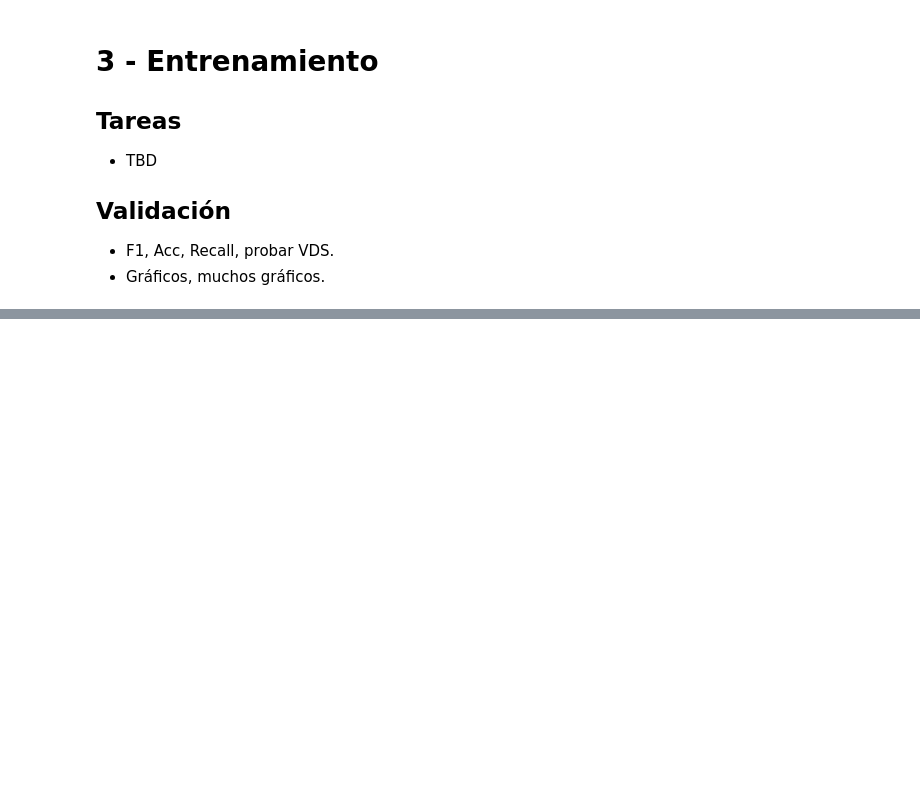
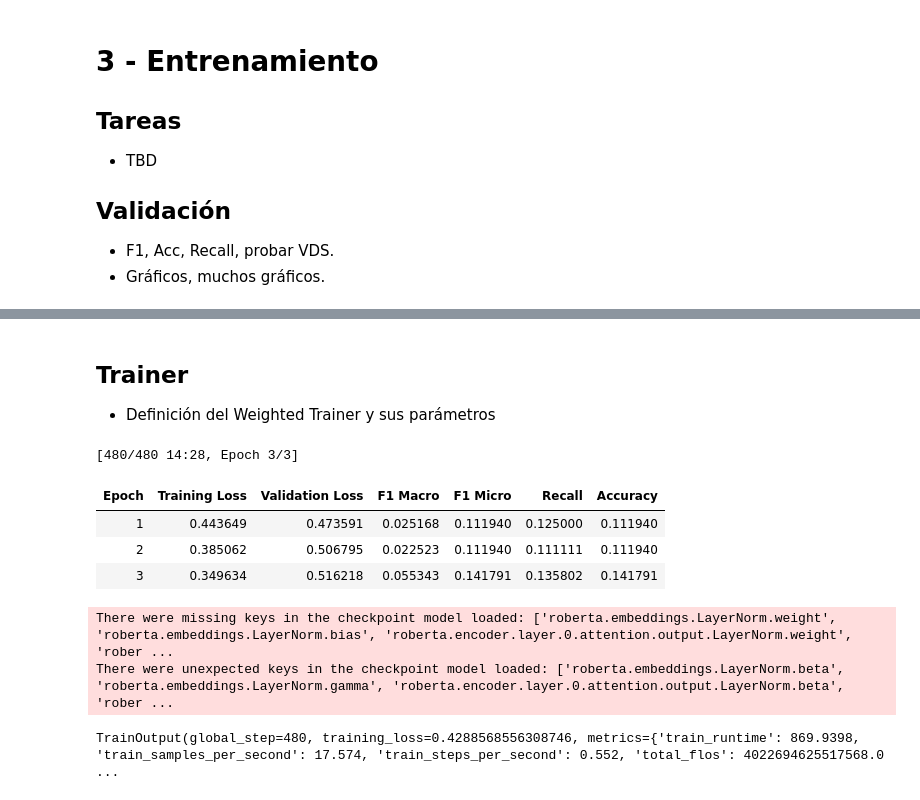
Before and after one commit to i-ahumada/tesis, a Jupyter notebook: notebooks/codebert.ipynb, the cells around one changed output, grey strips where cells are left out. Drawn from its saved outputs; the diff is of its cells as text; code cells hidden in the pictures; blank space fills up the shorter version.

```diff
--- a/notebooks/codebert.ipynb
+++ b/notebooks/codebert.ipynb
@@ -458,0 +397,68 @@ Classes (9): ['access_control', 'arithmetic', 'clean', 'denial_service', 'front_
+# %% [markdown]
+## Trainer
+
+- Definición del Weighted Trainer y sus parámetros
+# %%
+def compute_metrics(eval_pred):
+    logits, labels = eval_pred
+    probs = torch.sigmoid(torch.tensor(logits)).numpy()
+
+    pred_flat = np.argmax(probs, axis=1)
+    true_flat = np.argmax(labels, axis=1)
+
+    return {
+        "f1_macro": f1_score(true_flat, pred_flat, average="macro", zero_division=0),
+        "f1_micro": f1_score(true_flat, pred_flat, average="micro", zero_division=0),
+        "recall":   recall_score(true_flat, pred_flat, average="macro", zero_division=0),
+        "accuracy": accuracy_score(true_flat, pred_flat),
+    }
+# %%
+######
+###### simple trainer
+######
+
+training_args = TrainingArguments(
+    output_dir="/kaggle/working/codebert_v2",
+    num_train_epochs=EPOCHS,
+    per_device_train_batch_size=BATCH_SIZE,
+    per_device_eval_batch_size=BATCH_SIZE,
+    learning_rate=LR,
+    weight_decay=0.01,
+    warmup_steps=100,
+    eval_strategy="epoch",
+    save_strategy="epoch",
+    load_best_model_at_end=True,
+    metric_for_best_model="f1_macro",
+    greater_is_better=True,
+    logging_steps=50,
+    fp16=True,
+    report_to="none",
+)
+
+# Trainer sin pesos
+class SimpleTrainer(Trainer):
+    def compute_loss(self, model, inputs, return_outputs=False, **kwargs):
+        labels = inputs.pop("labels").to(self.args.device)
+        outputs = model(**inputs)
+        loss_fn = nn.BCEWithLogitsLoss()
+        loss = loss_fn(outputs.logits, labels)
+        return (loss, outputs) if return_outputs else loss
+
+trainer = SimpleTrainer(
+    model=model,
+    args=training_args,
+    train_dataset=train_hf,
+    eval_dataset=test_hf,
+    compute_metrics=compute_metrics,
+)
+
+trainer.train()
+# %% [output]
+[480/480 14:28, Epoch 3/3]
+| Epoch | Training Loss | Validation Loss | F1 Macro | F1 Micro | Recall | Accuracy |
+| 1 | 0.443649 | 0.473591 | 0.025168 | 0.111940 | 0.125000 | 0.111940 |
+| 2 | 0.385062 | 0.506795 | 0.022523 | 0.111940 | 0.111111 | 0.111940 |
+| 3 | 0.349634 | 0.516218 | 0.055343 | 0.141791 | 0.135802 | 0.141791 |
+There were missing keys in the checkpoint model loaded: ['roberta.embeddings.LayerNorm.weight', 'roberta.embeddings.LayerNorm.bias', 'roberta.encoder.layer.0.attention.output.LayerNorm.weight', 'rober ...
+There were unexpected keys in the checkpoint model loaded: ['roberta.embeddings.LayerNorm.beta', 'roberta.embeddings.LayerNorm.gamma', 'roberta.encoder.layer.0.attention.output.LayerNorm.beta', 'rober ...
+TrainOutput(global_step=480, training_loss=0.4288568556308746, metrics={'train_runtime': 869.9398, 'train_samples_per_second': 17.574, 'train_steps_per_second': 0.552, 'total_flos': 4022694625517568.0 ...
```
Also changed, not shown: parts of 20 cells of this notebook.
